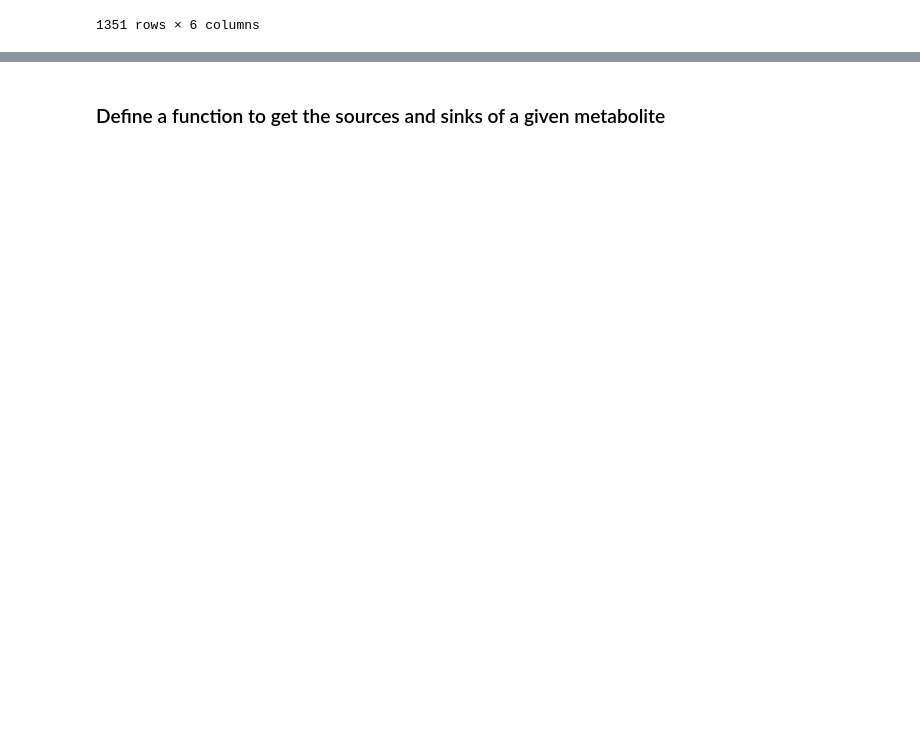
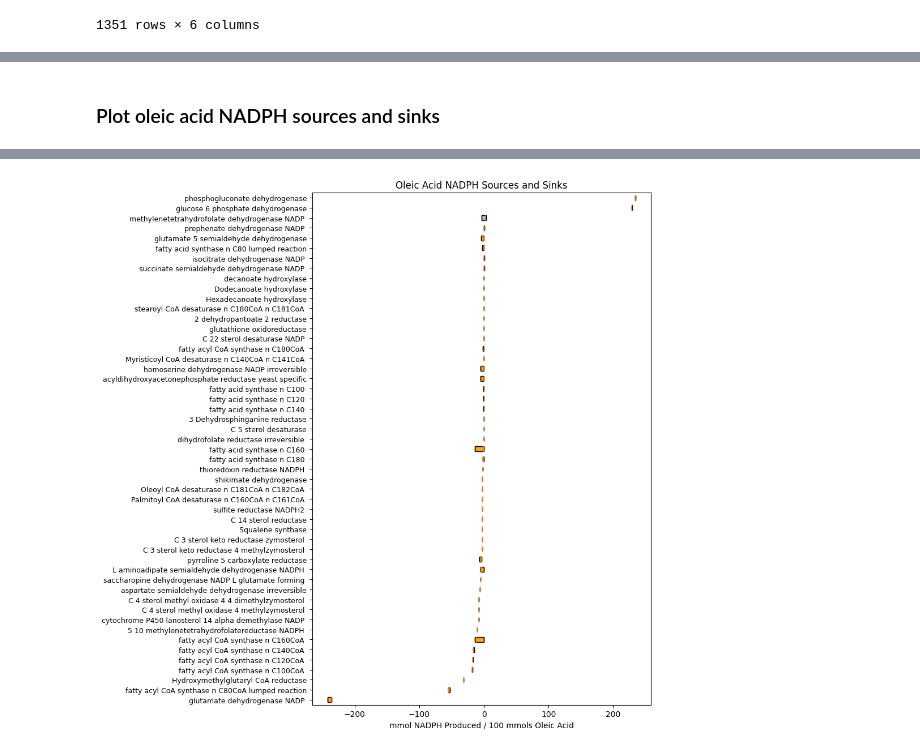
Before and after one commit to UH-MBBE/yarrowia-13C-gsm, a Jupyter notebook: notebooks/D_GSM_plots.ipynb, the cells around one changed output, grey strips where cells are left out. Saved outputs shown, nothing was run; the diff lists cells and outputs as text; code cells hidden in the pictures; blank space fills up the shorter version.

```diff
--- a/notebooks/D_GSM_plots.ipynb
+++ b/notebooks/D_GSM_plots.ipynb
@@ -290,3 +229,5 @@ glycerol_gsm_nadph_fluxes_df
+# %% [markdown]
+### Plot oleic acid NADPH sources and sinks
 # %%
 # filter oleic_acid_gsm_fluxes_df to only include NADPH reactions
 oleic_acid_gsm_nadph_fluxes_df = oleic_acid_gsm_fluxes_df[oleic_acid_gsm_fluxes_df['reaction_id'].isin(nadph_rxn_ids)]
@@ -300,5 +241,5 @@ oleic_acid_gsm_nadph_fluxes_df = oleic_acid_gsm_nadph_fluxes_df[
 # sort by gsm flux value
 oleic_acid_gsm_nadph_fluxes_df = oleic_acid_gsm_nadph_fluxes_df.sort_values(by='Oleic Acid MFA-Constrained GSM flux', ascending=False)
 
-oleic_acid_gsm_nadph_fluxes_df
+plot_NADPH_sources_and_sinks(oleic_acid_gsm_nadph_fluxes_df, model=model, substrate='Oleic Acid')
 # %% [output]
@@ -322,2 +246 @@ oleic_acid_gsm_nadph_fluxes_df
+[figure, added]
-# %% [markdown]
-### Define a function to get the sources and sinks of a given metabolite
```
Also changed, not shown: parts of 20 cells of this notebook, 2 other files.
